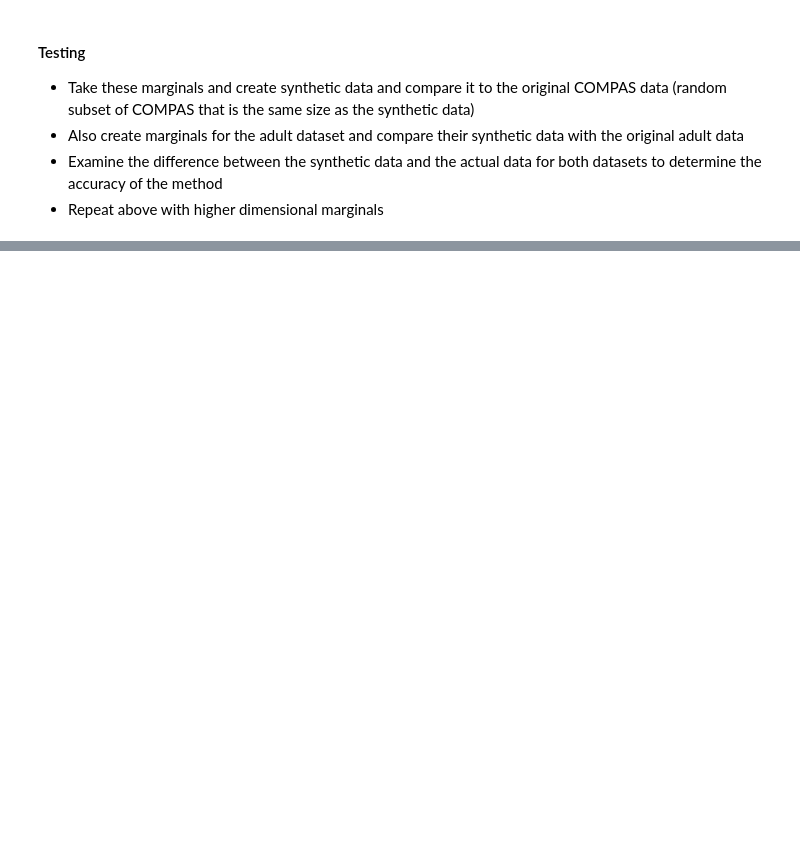
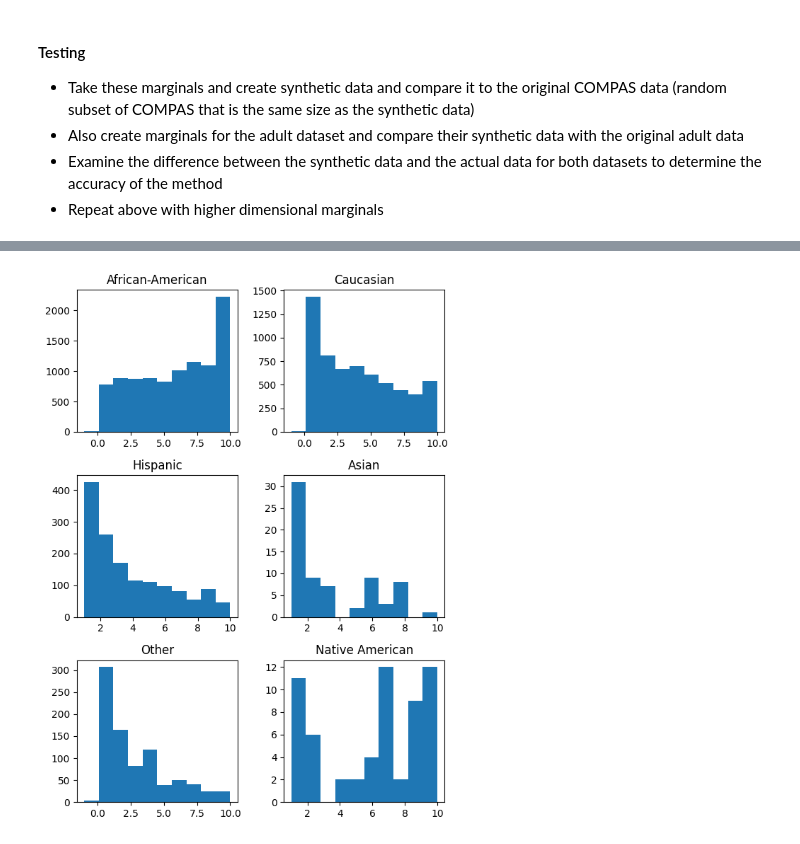
Before and after one commit to CFurch/cs3110-final-project, a Jupyter notebook: COMPAS Recidivism Analysis.ipynb, the cells around one changed output, grey strips where cells are left out. Cells and saved outputs as stored; diff of their text form; code cells hidden in the pictures; blank space fills up the shorter version.

```diff
--- a/COMPAS Recidivism Analysis.ipynb
+++ b/COMPAS Recidivism Analysis.ipynb
@@ -247,0 +259,13 @@ difference_vals
+# %%
+# Create two-way marginal between race and decile score
+def dp_two_marginal(col1, col2, epsilon):
+    hist = compas[[col1, col2]].value_counts()
+    hist = hist.apply(lambda x: laplace_mech(x, 1, epsilon))
+
+    syn_rep = hist
+    syn_rep_nonzero = syn_rep.clip(lower=0)
+    syn_normalized = syn_rep_nonzero / syn_rep_nonzero.sum()
+    syn_normalized = syn_normalized.to_frame().reset_index()
+    return syn_normalized.rename(columns={'count':'probability'})
+
+syn_rep_race = dp_two_marginal('race', 'decile_score', 1.0)
@@ -247,0 +313,40 @@ difference_vals
+# %%
+# Create plots for each race and their decile scores
+
+races = syn_data_race['race'].unique()
+fig, ((ax0, ax1), (ax2, ax3), (ax4, ax5)) = plt.subplots(nrows=3, ncols=2, figsize=(6, 8))
+
+ax0.hist(syn_data_race[syn_data_race['race'] == races[0]]['decile_score'], 10)
+# ax0.hist(compas[compas['race'] == races[0]]['decile_score'], 10, alpha=0.3)
+ax0.set_title(races[0])
+
+ax1.hist(syn_data_race[syn_data_race['race'] == races[1]]['decile_score'], 10)
+# ax1.hist(compas[compas['race'] == races[1]]['decile_score'], 10, alpha=0.3)
+ax1.set_title(races[1])
+
+ax2.hist(syn_data_race[syn_data_race['race'] == races[2]]['decile_score'], 10)
+# ax2.hist(compas[compas['race'] == races[2]]['decile_score'], 10, alpha=0.3)
+ax2.set_title(races[2])
+
+ax3.hist(syn_data_race[syn_data_race['race'] == races[3]]['decile_score'], 10)
+# ax3.hist(compas[compas['race'] == races[3]]['decile_score'], 10, alpha=0.3)
+ax3.set_title(races[3])
+
+ax4.hist(syn_data_race[syn_data_race['race'] == races[4]]['decile_score'], 10)
+# ax4.hist(compas[compas['race'] == races[4]]['decile_score'], 10, alpha=0.3)
+ax4.set_title(races[4])
+
+ax5.hist(syn_data_race[syn_data_race['race'] == races[5]]['decile_score'], 10)
+# ax5.hist(compas[compas['race'] == races[5]]['decile_score'], 10, alpha=0.3)
+ax5.set_title(races[5])
+
+# real_vals_decile_race = compas[['race','decile_score']]
+# # plt.hist(syn_data_race)
+# plt.hist(real_vals_decile_race['decile_score'], alpha=0.3)
+
+# fig.legend(('syn_data', 'real'), loc='upper center', bbox_to_anchor=(0.53, 1.05))
+fig.tight_layout()
+plt.show()
+# plt.hist(real_vals_decile_race, alpha=0.3)
+# %% [output]
+[figure, added]
```
Also changed, not shown: parts of 12 cells of this notebook.
